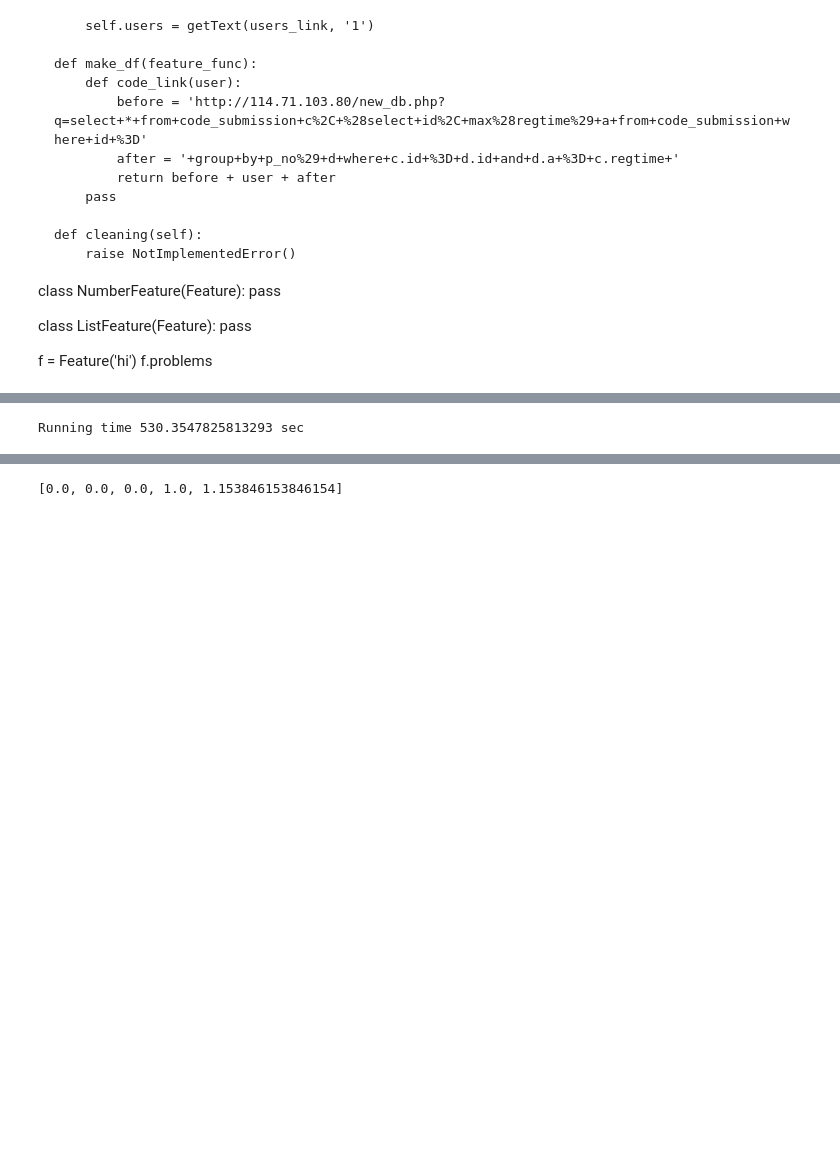
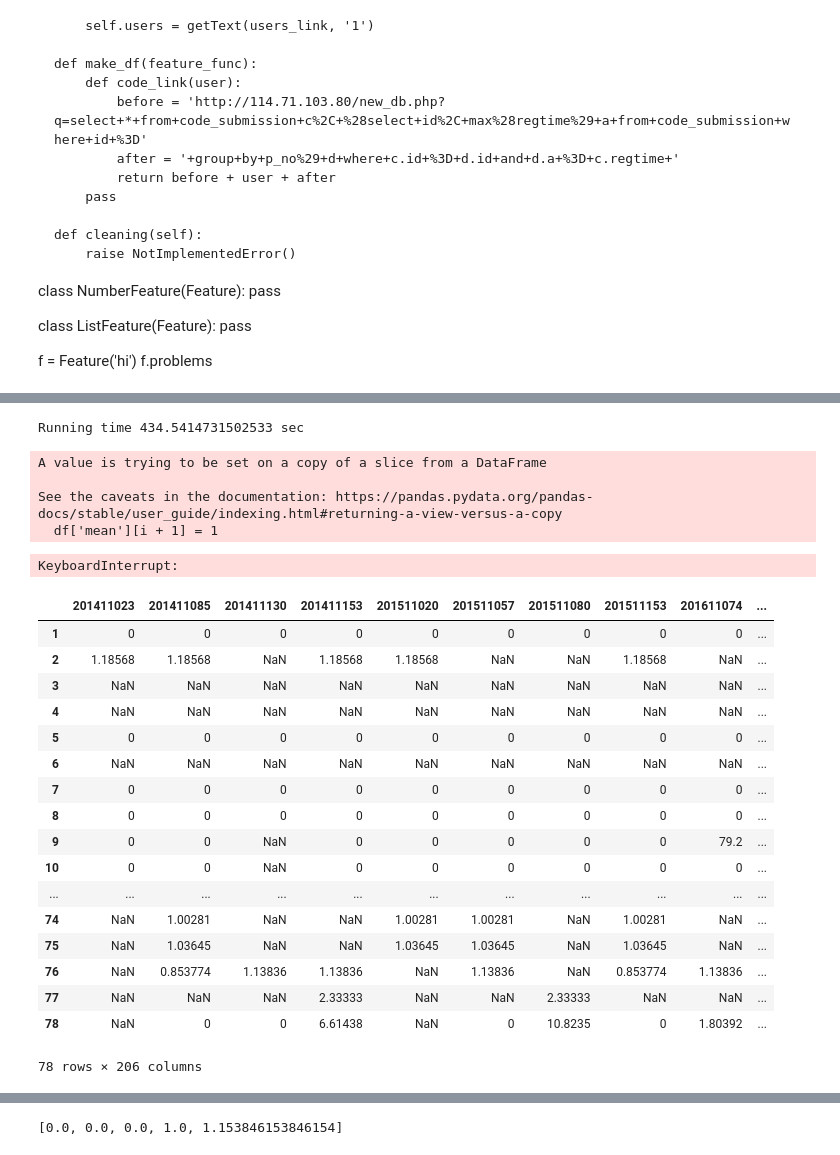
Before and after one commit to hyukji/Forest, a Jupyter notebook: StyleFunc/panda.ipynb, the cells around one changed output, grey strips where cells are left out. Saved outputs shown, nothing was run; the diff lists cells and outputs as text; code cells hidden in the pictures; blank space fills up the shorter version.

Commit message:
pandas-input vaild-users

```diff
--- a/StyleFunc/panda.ipynb
+++ b/StyleFunc/panda.ipynb
@@ -247,22 +309,47 @@ dtype: float64
 # %%
 # 정제한 df들 만들기
-
 # for func in [sj. ~~~~] 함수들 자기 전에 돌리고 자자.
 df1 = make_feature_df(sj.Annotation, users)
-df1 = self_cleaning(df1)
+df1 = avg_cleaning(df1)
 df1.to_pickle("./dfs/Annotation.pkl")
-
-df2 = make_feature_df(sj.OpenParOpBl, users)
-df2 = self_cleaning(df2)
-df2.to_pickle("./dfs/OpenParOpBl.pkl")
 # %% [output]
-Running time 530.3547825813293 sec
+Running time 434.5414731502533 sec
+A value is trying to be set on a copy of a slice from a DataFrame
+
+See the caveats in the documentation: https://pandas.pydata.org/pandas-docs/stable/user_guide/indexing.html#returning-a-view-versus-a-copy
+  df['mean'][i + 1] = 1
+# %%
+df2 = make_feature_df(sj.OpenParOpBl, users)
+df2 = self_cleaning(df2)
+df2.to_pickle("./dfs/OpenParOpBl.pkl")
+# %% [output]
+KeyboardInterrupt:
 # %%
 # 저장한 df 불러오기
 df1 = pd.read_pickle("./dfs/Annotation.pkl")
 df2 = pd.read_pickle("./dfs/OpenParOpBl.pkl")
 # %%
-#df2를 element df로 쪼개는 함수가 필요함.
+#df2를 element df로 펼치는 함수가 필요함.
+df1
+# %% [output]
+|  | 201411023 | 201411085 | 201411130 | 201411153 | 201511020 | 201511057 | 201511080 | 201511153 | 201611074 | ... |
+| 1 | 0 | 0 | 0 | 0 | 0 | 0 | 0 | 0 | 0 | ... |
+| 2 | 1.18568 | 1.18568 | NaN | 1.18568 | 1.18568 | NaN | NaN | 1.18568 | NaN | ... |
+| 3 | NaN | NaN | NaN | NaN | NaN | NaN | NaN | NaN | NaN | ... |
+| 4 | NaN | NaN | NaN | NaN | NaN | NaN | NaN | NaN | NaN | ... |
+| 5 | 0 | 0 | 0 | 0 | 0 | 0 | 0 | 0 | 0 | ... |
+| 6 | NaN | NaN | NaN | NaN | NaN | NaN | NaN | NaN | NaN | ... |
+| 7 | 0 | 0 | 0 | 0 | 0 | 0 | 0 | 0 | 0 | ... |
+| 8 | 0 | 0 | 0 | 0 | 0 | 0 | 0 | 0 | 0 | ... |
+| 9 | 0 | 0 | NaN | 0 | 0 | 0 | 0 | 0 | 79.2 | ... |
+| 10 | 0 | 0 | NaN | 0 | 0 | 0 | 0 | 0 | 0 | ... |
+| ... | ... | ... | ... | ... | ... | ... | ... | ... | ... | ... |
+| 74 | NaN | 1.00281 | NaN | NaN | 1.00281 | 1.00281 | NaN | 1.00281 | NaN | ... |
+| 75 | NaN | 1.03645 | NaN | NaN | 1.03645 | 1.03645 | NaN | 1.03645 | NaN | ... |
+| 76 | NaN | 0.853774 | 1.13836 | 1.13836 | NaN | 1.13836 | NaN | 0.853774 | 1.13836 | ... |
+| 77 | NaN | NaN | NaN | 2.33333 | NaN | NaN | 2.33333 | NaN | NaN | ... |
+| 78 | NaN | 0 | 0 | 6.61438 | NaN | 0 | 10.8235 | 0 | 1.80392 | ... |
+78 rows × 206 columns
 # %%
 # feature 가중치 구하기
 level = 1
```
Also changed, not shown: parts of 6 cells of this notebook, 5 other files.
